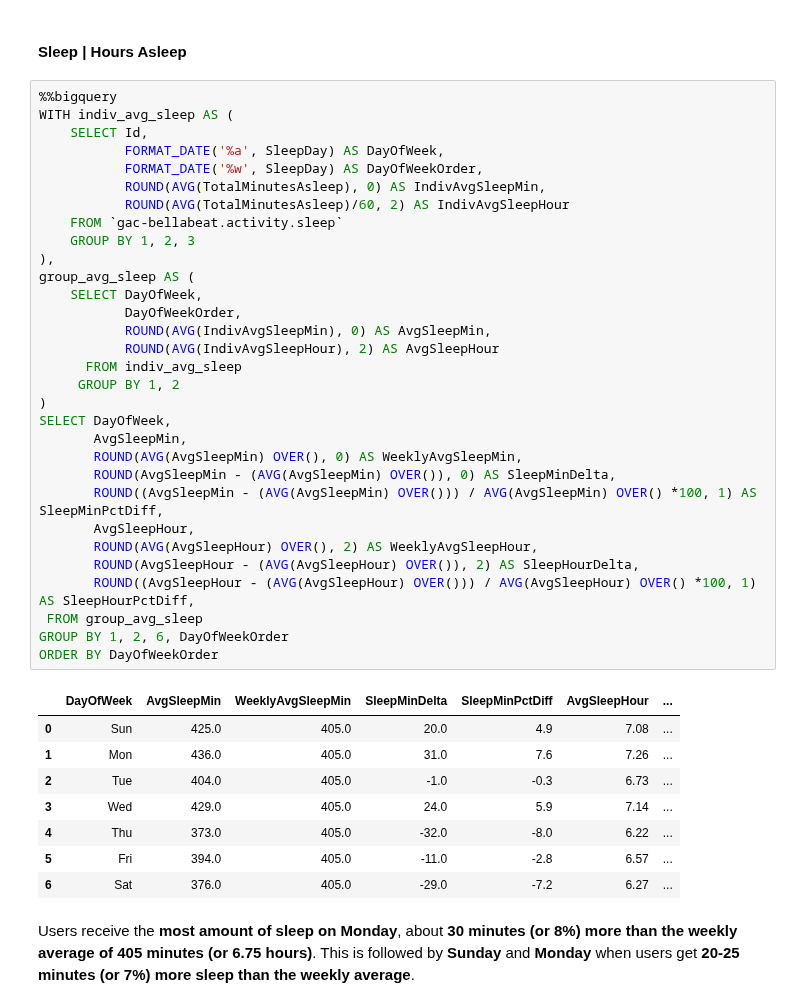
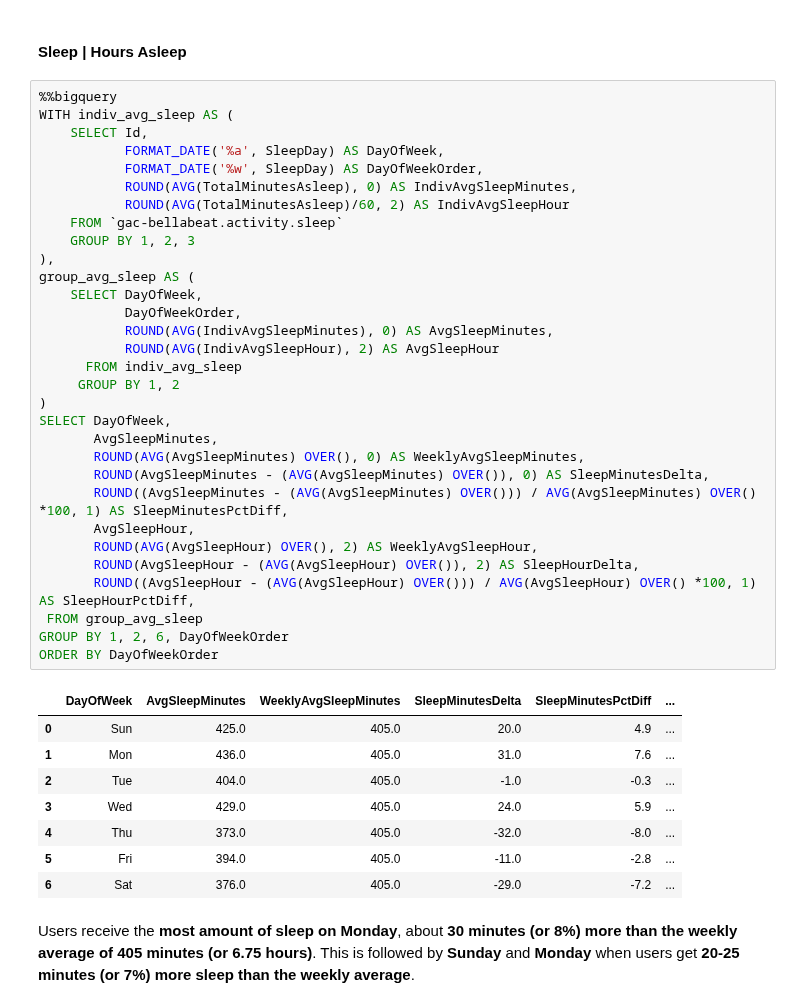
Before and after one commit to phlln/bellabeat-analysis, a Jupyter notebook: bellabeat_bigquery_playground.ipynb, the cells around one changed output. Cells and saved outputs as stored; diff of their text form.

```diff
--- a/bellabeat_bigquery_playground.ipynb
+++ b/bellabeat_bigquery_playground.ipynb
@@ -1269,43 +1269,43 @@ In our last section looking at user habits, we'll examine daily sleep patterns.
 # %%
 %%bigquery
 WITH indiv_avg_sleep AS (
     SELECT Id,
            FORMAT_DATE('%a', SleepDay) AS DayOfWeek,
            FORMAT_DATE('%w', SleepDay) AS DayOfWeekOrder,
-           ROUND(AVG(TotalMinutesAsleep), 0) AS IndivAvgSleepMin,
+           ROUND(AVG(TotalMinutesAsleep), 0) AS IndivAvgSleepMinutes,
            ROUND(AVG(TotalMinutesAsleep)/60, 2) AS IndivAvgSleepHour
     FROM `gac-bellabeat.activity.sleep`
     GROUP BY 1, 2, 3
 ),
 group_avg_sleep AS (
     SELECT DayOfWeek,
            DayOfWeekOrder,
-           ROUND(AVG(IndivAvgSleepMin), 0) AS AvgSleepMin,
+           ROUND(AVG(IndivAvgSleepMinutes), 0) AS AvgSleepMinutes,
            ROUND(AVG(IndivAvgSleepHour), 2) AS AvgSleepHour
       FROM indiv_avg_sleep
      GROUP BY 1, 2
 )
 SELECT DayOfWeek,
-       AvgSleepMin,
-       ROUND(AVG(AvgSleepMin) OVER(), 0) AS WeeklyAvgSleepMin,
-       ROUND(AvgSleepMin - (AVG(AvgSleepMin) OVER()), 0) AS SleepMinDelta,
-       ROUND((AvgSleepMin - (AVG(AvgSleepMin) OVER())) / AVG(AvgSleepMin) OVER() *100, 1) AS SleepMinPctDiff,
+       AvgSleepMinutes,
+       ROUND(AVG(AvgSleepMinutes) OVER(), 0) AS WeeklyAvgSleepMinutes,
+       ROUND(AvgSleepMinutes - (AVG(AvgSleepMinutes) OVER()), 0) AS SleepMinutesDelta,
+       ROUND((AvgSleepMinutes - (AVG(AvgSleepMinutes) OVER())) / AVG(AvgSleepMinutes) OVER() *100, 1) AS SleepMinutesPctDiff,
        AvgSleepHour,
        ROUND(AVG(AvgSleepHour) OVER(), 2) AS WeeklyAvgSleepHour,
        ROUND(AvgSleepHour - (AVG(AvgSleepHour) OVER()), 2) AS SleepHourDelta,
        ROUND((AvgSleepHour - (AVG(AvgSleepHour) OVER())) / AVG(AvgSleepHour) OVER() *100, 1) AS SleepHourPctDiff,
  FROM group_avg_sleep
 GROUP BY 1, 2, 6, DayOfWeekOrder
 ORDER BY DayOfWeekOrder
 # %% [output]
-|  | DayOfWeek | AvgSleepMin | WeeklyAvgSleepMin | SleepMinDelta | SleepMinPctDiff | AvgSleepHour | ... |
-| 0 | Sun | 425.0 | 405.0 | 20.0 | 4.9 | 7.08 | ... |
-| 1 | Mon | 436.0 | 405.0 | 31.0 | 7.6 | 7.26 | ... |
-| 2 | Tue | 404.0 | 405.0 | -1.0 | -0.3 | 6.73 | ... |
-| 3 | Wed | 429.0 | 405.0 | 24.0 | 5.9 | 7.14 | ... |
-| 4 | Thu | 373.0 | 405.0 | -32.0 | -8.0 | 6.22 | ... |
-| 5 | Fri | 394.0 | 405.0 | -11.0 | -2.8 | 6.57 | ... |
-| 6 | Sat | 376.0 | 405.0 | -29.0 | -7.2 | 6.27 | ... |
+|  | DayOfWeek | AvgSleepMinutes | WeeklyAvgSleepMinutes | SleepMinutesDelta | SleepMinutesPctDiff | ... |
+| 0 | Sun | 425.0 | 405.0 | 20.0 | 4.9 | ... |
+| 1 | Mon | 436.0 | 405.0 | 31.0 | 7.6 | ... |
+| 2 | Tue | 404.0 | 405.0 | -1.0 | -0.3 | ... |
+| 3 | Wed | 429.0 | 405.0 | 24.0 | 5.9 | ... |
+| 4 | Thu | 373.0 | 405.0 | -32.0 | -8.0 | ... |
+| 5 | Fri | 394.0 | 405.0 | -11.0 | -2.8 | ... |
+| 6 | Sat | 376.0 | 405.0 | -29.0 | -7.2 | ... |
 # %% [markdown]
 Users receive the **most amount of sleep on Monday**, about **30 minutes (or 8%) more than the weekly average of 405 minutes (or 6.75 hours)**. This is followed by **Sunday** and **Monday** when users get **20-25 minutes (or 7%) more sleep than the weekly average**.
 # %% [markdown]
```
Also changed, not shown: parts of 15 cells of this notebook.
